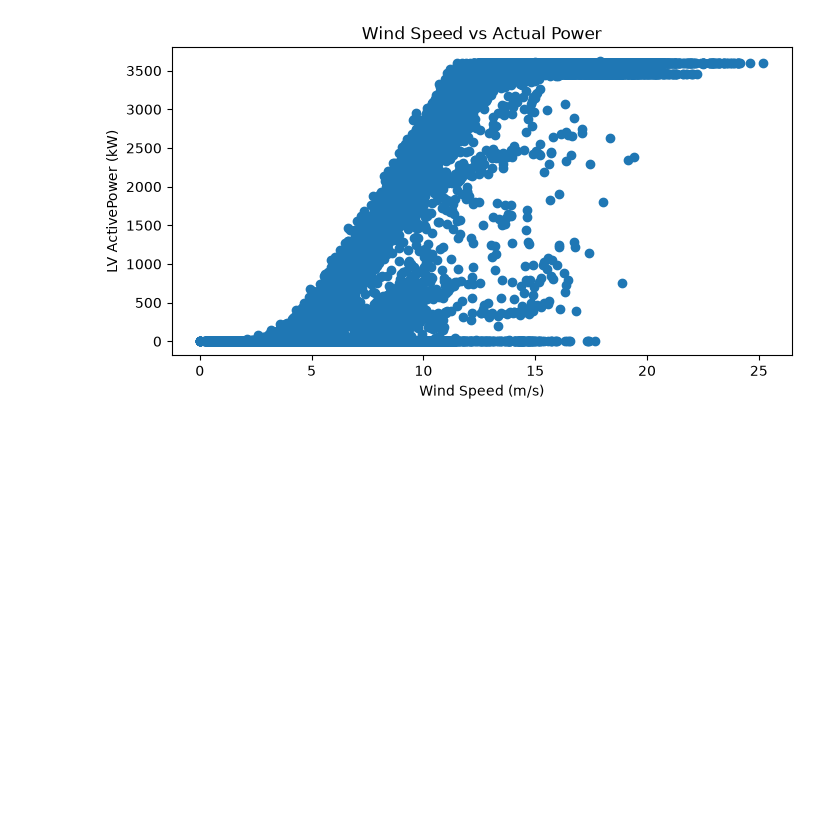
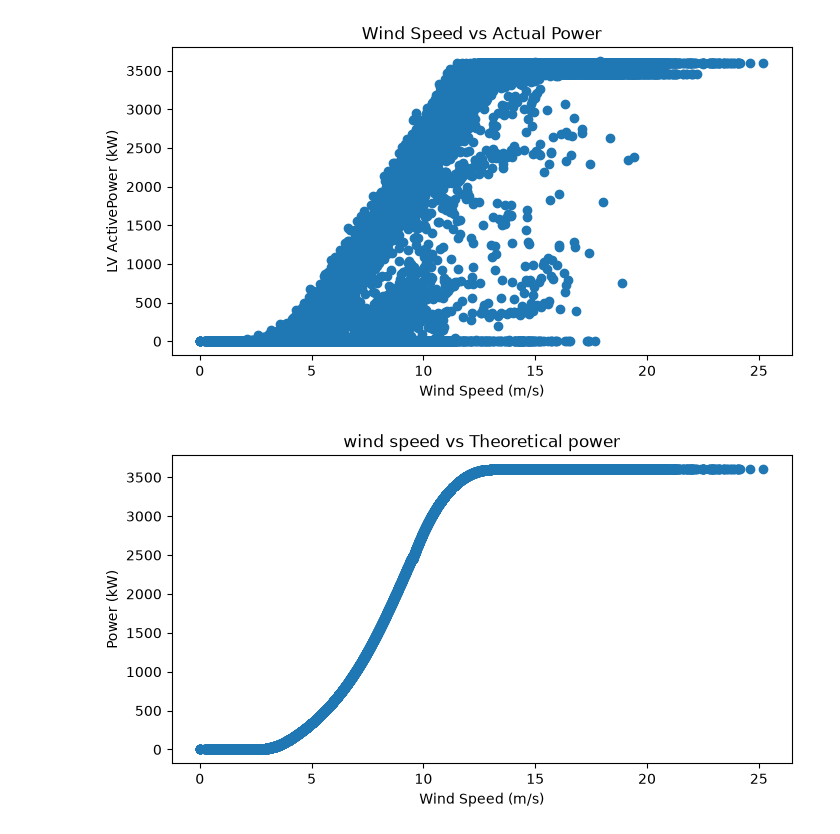
Before and after one commit to BilaalBakare/wind-turbine-anomaly-detection, a Jupyter notebook: eda.ipynb, the cells around one changed output. Saved outputs shown, nothing was run; the diff lists cells and outputs as text; code cells hidden in the pictures; blank space fills up the shorter version.

Commit message:
theoretical curve

```diff
--- a/eda.ipynb
+++ b/eda.ipynb
@@ -46,3 +46,14 @@ ax.set_title('Wind Speed vs Actual Power')
 plt.show()
 # %% [output]
 [figure]
+# %%
+fig, ax = plt.subplots(figsize=(8, 4))
+
+ax.scatter(df['Wind Speed (m/s)'], df['Theoretical_Power_Curve (KWh)'])
+ax.set_xlabel('Wind Speed (m/s)')
+ax.set_ylabel('Power (kW)')
+ax.set_title('wind speed vs Theoretical power')
+
+plt.show()
+# %% [output]
+[figure, added]
```
